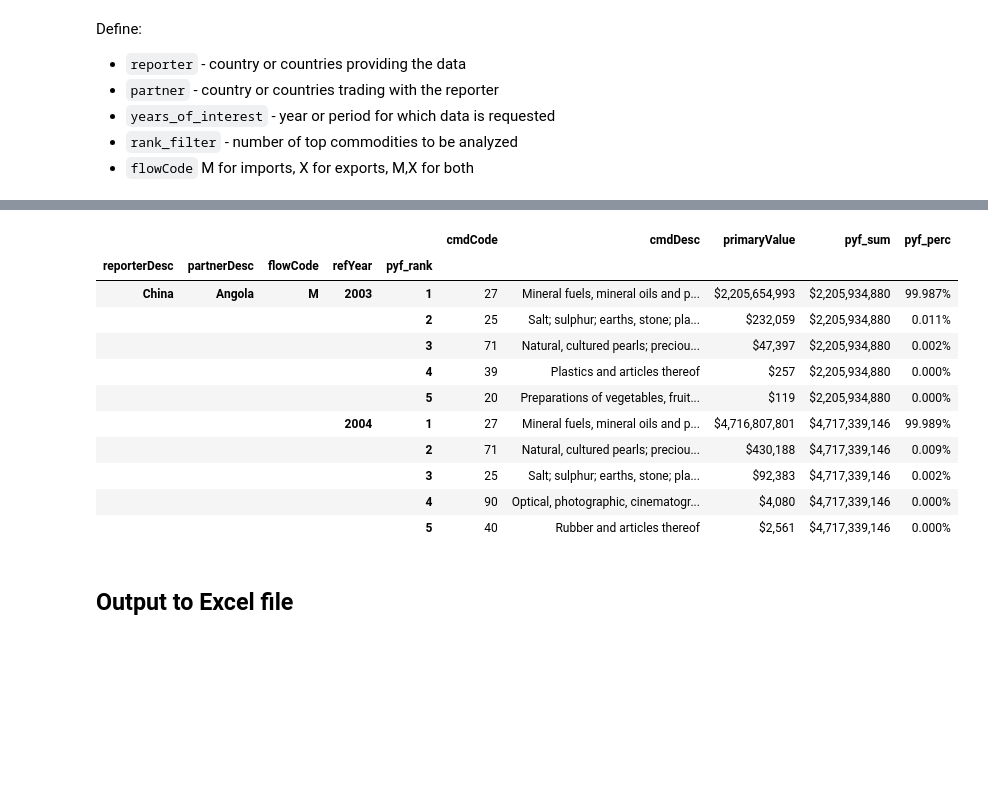
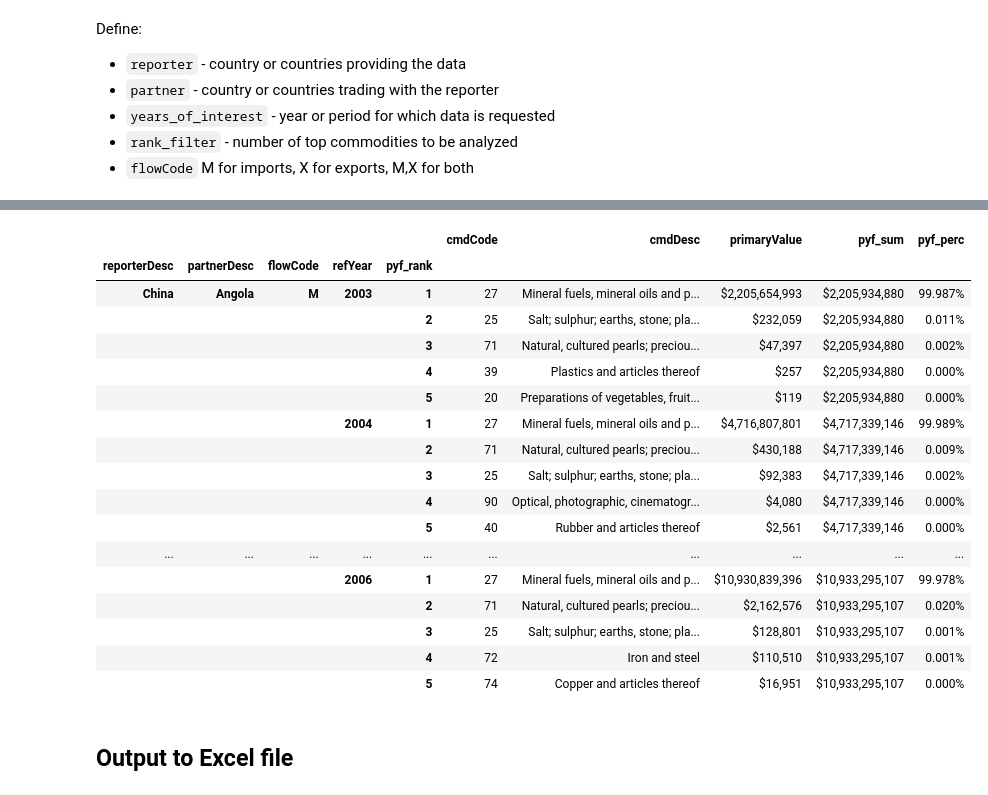
Before and after one commit to joaquimrcarvalho/cipf-comtrade, a Jupyter notebook: cn_plp_commodities.ipynb, the cells around one changed output, grey strips where cells are left out. Drawn from its saved outputs; the diff is of its cells as text; code cells hidden in the pictures; blank space fills up the shorter version.

```diff
--- a/cn_plp_commodities.ipynb
+++ b/cn_plp_commodities.ipynb
@@ -108,24 +110,30 @@ Product categories involved in exchanges with top partners:
 # %%
 # show
 pd.options.display.max_colwidth=100
 pd.options.display.max_rows=1600
 pd.options.display.float_format = '{:,.2f}'.format
 
 pco_tops_sorted = pco_tops[pco_cols].set_index(['reporterDesc','partnerDesc','flowCode','refYear','pyf_rank']).sort_index()
-pco_tops_sorted.head(10).style.format(comtrade.make_format(list(pco_tops_sorted.columns)))
+pco_tops_sorted.head(20).style.format(comtrade.make_format(list(pco_tops_sorted.columns)))
 # %% [output]
 |  |  |  |  |  | cmdCode | cmdDesc | primaryValue | pyf_sum | pyf_perc |
 | reporterDesc | partnerDesc | flowCode | refYear | pyf_rank |  |  |  |  |  |
 | China | Angola | M | 2003 | 1 | 27 | Mineral fuels, mineral oils and p... | $2,205,654,993 | $2,205,934,880 | 99.987% |
 |  |  |  |  | 2 | 25 | Salt; sulphur; earths, stone; pla... | $232,059 | $2,205,934,880 | 0.011% |
 |  |  |  |  | 3 | 71 | Natural, cultured pearls; preciou... | $47,397 | $2,205,934,880 | 0.002% |
 |  |  |  |  | 4 | 39 | Plastics and articles thereof | $257 | $2,205,934,880 | 0.000% |
 |  |  |  |  | 5 | 20 | Preparations of vegetables, fruit... | $119 | $2,205,934,880 | 0.000% |
 |  |  |  | 2004 | 1 | 27 | Mineral fuels, mineral oils and p... | $4,716,807,801 | $4,717,339,146 | 99.989% |
 |  |  |  |  | 2 | 71 | Natural, cultured pearls; preciou... | $430,188 | $4,717,339,146 | 0.009% |
 |  |  |  |  | 3 | 25 | Salt; sulphur; earths, stone; pla... | $92,383 | $4,717,339,146 | 0.002% |
 |  |  |  |  | 4 | 90 | Optical, photographic, cinematogr... | $4,080 | $4,717,339,146 | 0.000% |
 |  |  |  |  | 5 | 40 | Rubber and articles thereof | $2,561 | $4,717,339,146 | 0.000% |
+| ... | ... | ... | ... | ... | ... | ... | ... | ... | ... |
+|  |  |  | 2006 | 1 | 27 | Mineral fuels, mineral oils and p... | $10,930,839,396 | $10,933,295,107 | 99.978% |
+|  |  |  |  | 2 | 71 | Natural, cultured pearls; preciou... | $2,162,576 | $10,933,295,107 | 0.020% |
+|  |  |  |  | 3 | 25 | Salt; sulphur; earths, stone; pla... | $128,801 | $10,933,295,107 | 0.001% |
+|  |  |  |  | 4 | 72 | Iron and steel | $110,510 | $10,933,295,107 | 0.001% |
+|  |  |  |  | 5 | 74 | Copper and articles thereof | $16,951 | $10,933,295,107 | 0.000% |
 # %% [markdown]
 ## Output to Excel file
 # %%
```
Also changed, not shown: parts of 4 cells of this notebook.
